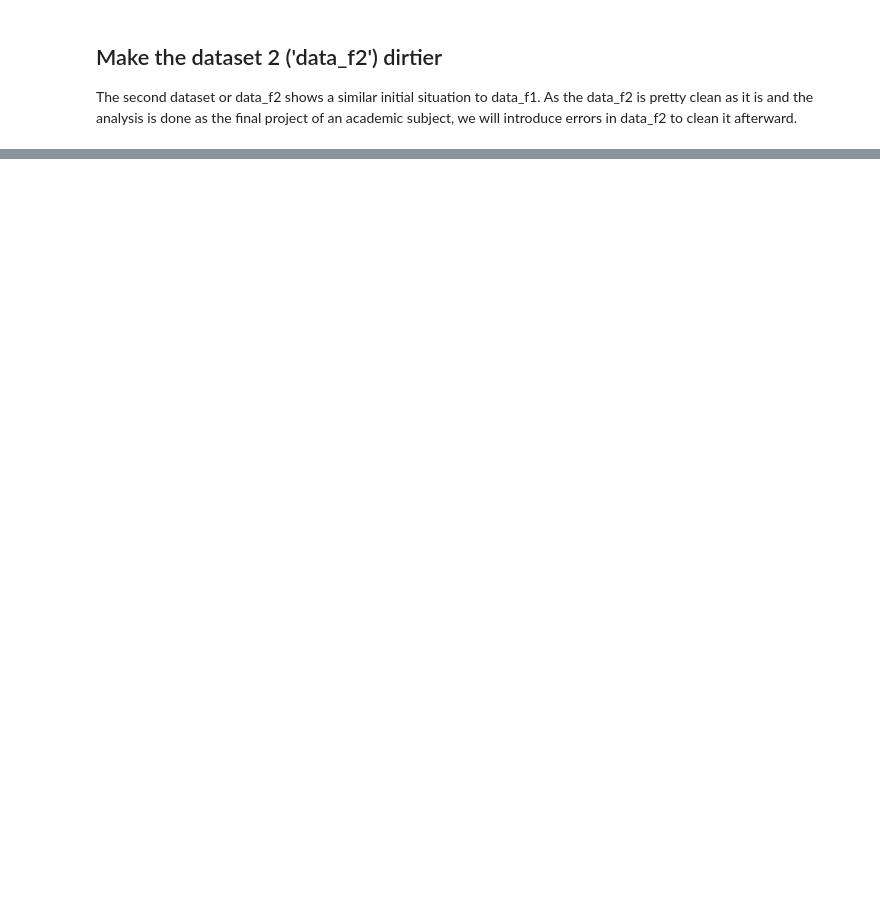
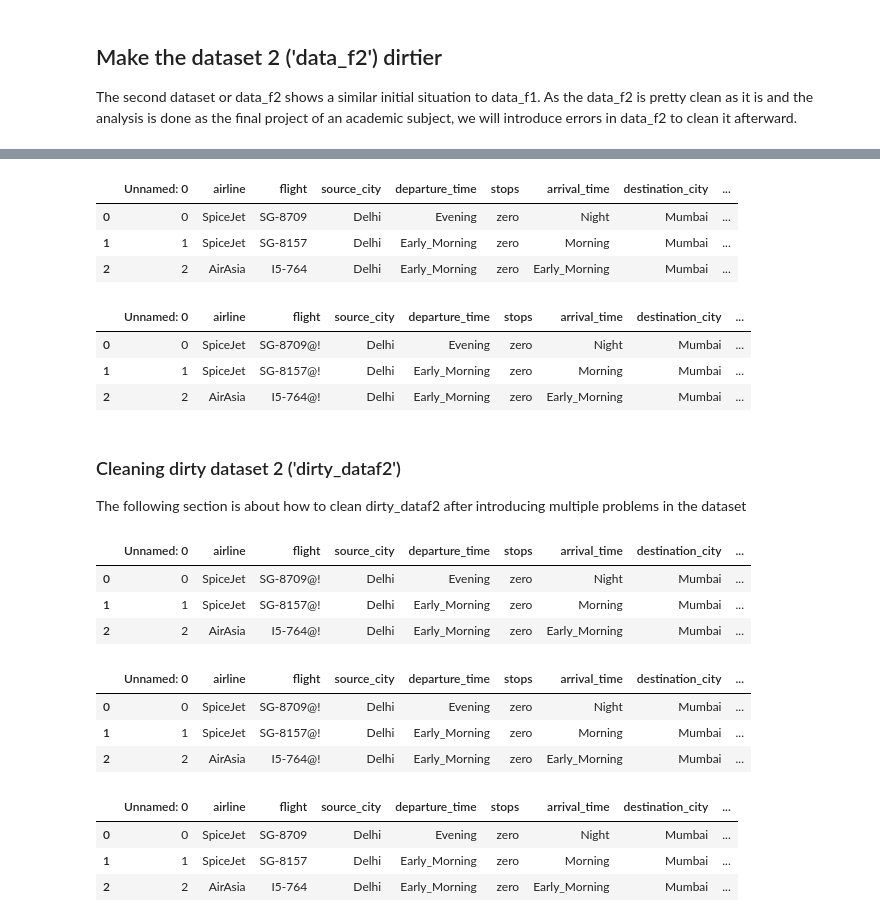
Before and after one commit to r41ss4/rennes_da, a Jupyter notebook: cleaning.ipynb, the cells around one changed output, grey strips where cells are left out. Saved outputs shown, nothing was run; the diff lists cells and outputs as text; code cells hidden in the pictures; blank space fills up the shorter version.

```diff
--- a/cleaning.ipynb
+++ b/cleaning.ipynb
@@ -391,0 +410,22 @@ The second dataset or data_f2 shows a similar initial situation to data_f1. As t
+# %%
+# General dirty_dataf2 view
+dirty_dataf2.head(3)
+# %% [output]
+|  | Unnamed: 0 | airline | flight | source_city | departure_time | stops | arrival_time | destination_city | ... |
+| 0 | 0 | SpiceJet | SG-8709 | Delhi | Evening | zero | Night | Mumbai | ... |
+| 1 | 1 | SpiceJet | SG-8157 | Delhi | Early_Morning | zero | Morning | Mumbai | ... |
+| 2 | 2 | AirAsia | I5-764 | Delhi | Early_Morning | zero | Early_Morning | Mumbai | ... |
+# %%
+# Add special characters to flight
+dirty_dataf2['flight'] = dirty_dataf2['flight'].apply(lambda x: x + '@!')
+# %%
+# General dirty_dataf2 view
+dirty_dataf2.head(3)
+# %% [output]
+|  | Unnamed: 0 | airline | flight | source_city | departure_time | stops | arrival_time | destination_city | ... |
+| 0 | 0 | SpiceJet | SG-8709@! | Delhi | Evening | zero | Night | Mumbai | ... |
+| 1 | 1 | SpiceJet | SG-8157@! | Delhi | Early_Morning | zero | Morning | Mumbai | ... |
+| 2 | 2 | AirAsia | I5-764@! | Delhi | Early_Morning | zero | Early_Morning | Mumbai | ... |
+# %% [markdown]
+### Cleaning dirty dataset 2 ('dirty_dataf2')
+The following section is about how to clean dirty_dataf2 after introducing multiple problems in the dataset
@@ -391,0 +438,8 @@ The second dataset or data_f2 shows a similar initial situation to data_f1. As t
+# %%
+# General clean_dataf2 view
+clean_dataf2.head(3)
+# %% [output]
+|  | Unnamed: 0 | airline | flight | source_city | departure_time | stops | arrival_time | destination_city | ... |
+| 0 | 0 | SpiceJet | SG-8709@! | Delhi | Evening | zero | Night | Mumbai | ... |
+| 1 | 1 | SpiceJet | SG-8157@! | Delhi | Early_Morning | zero | Morning | Mumbai | ... |
+| 2 | 2 | AirAsia | I5-764@! | Delhi | Early_Morning | zero | Early_Morning | Mumbai | ... |
@@ -391,0 +449,8 @@ The second dataset or data_f2 shows a similar initial situation to data_f1. As t
+# %%
+# General cleaned_dataf2 view
+clean_dataf2.head(3)
+# %% [output]
+|  | Unnamed: 0 | airline | flight | source_city | departure_time | stops | arrival_time | destination_city | ... |
+| 0 | 0 | SpiceJet | SG-8709@! | Delhi | Evening | zero | Night | Mumbai | ... |
+| 1 | 1 | SpiceJet | SG-8157@! | Delhi | Early_Morning | zero | Morning | Mumbai | ... |
+| 2 | 2 | AirAsia | I5-764@! | Delhi | Early_Morning | zero | Early_Morning | Mumbai | ... |
@@ -391,0 +460,8 @@ The second dataset or data_f2 shows a similar initial situation to data_f1. As t
+# %%
+# General cleaned_dataf2 view
+clean_dataf2.head(3)
+# %% [output]
+|  | Unnamed: 0 | airline | flight | source_city | departure_time | stops | arrival_time | destination_city | ... |
+| 0 | 0 | SpiceJet | SG-8709 | Delhi | Evening | zero | Night | Mumbai | ... |
+| 1 | 1 | SpiceJet | SG-8157 | Delhi | Early_Morning | zero | Morning | Mumbai | ... |
+| 2 | 2 | AirAsia | I5-764 | Delhi | Early_Morning | zero | Early_Morning | Mumbai | ... |
```
Also changed, not shown: parts of 14 cells of this notebook, 1 other file.
